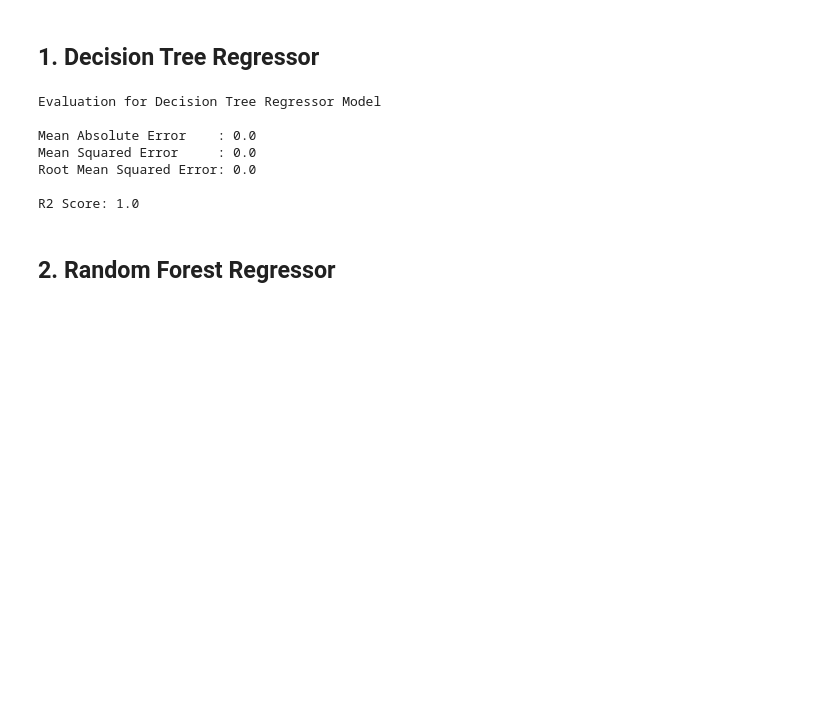
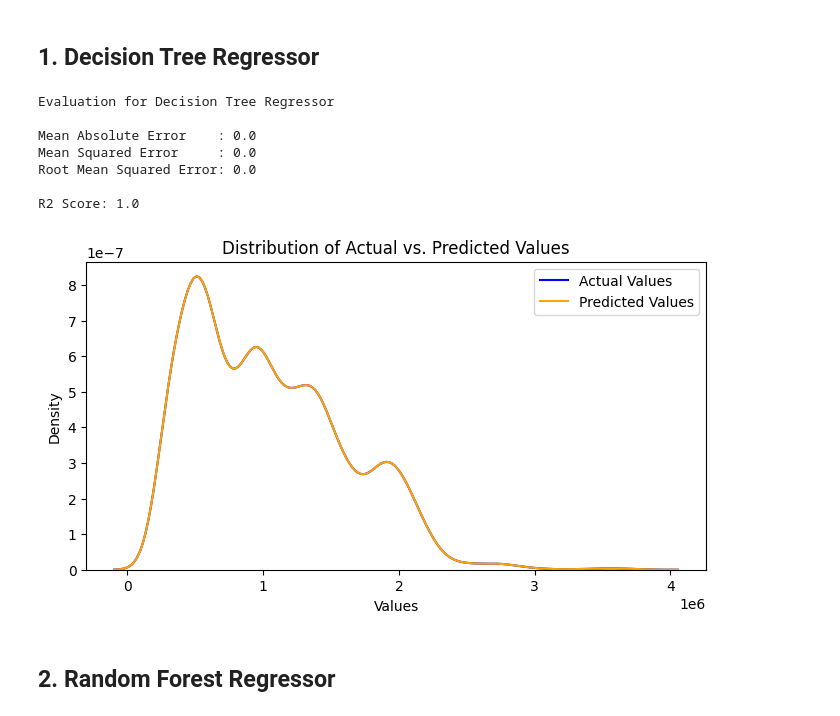
Before and after one commit to rydzze/Regression-Decision-Tree-on-Walmart-Dataset, a Jupyter notebook: regression-decision-tree.ipynb, the cells around one changed output. Saved outputs shown, nothing was run; the diff lists cells and outputs as text; code cells hidden in the pictures; blank space fills up the shorter version.

```diff
--- a/regression-decision-tree.ipynb
+++ b/regression-decision-tree.ipynb
@@ -209,7 +215,7 @@ Season                  object
 dtype: object
 # %%
 dataPreprocess = data.copy()
-dataPreprocess.drop(['Date', 'Quarter'], axis = 1, inplace = True)
+dataPreprocess.drop(['Date'], axis = 1, inplace = True)
 
 dataPreprocess.dtypes
 # %% [output]
@@ -283,22 +289,41 @@ def evaluateModel(model, X, y_test):
     print(f"Mean Squared Error     : {MSE}")
     print(f"Root Mean Squared Error: {RMSE}")
     print(f"\nR2 Score: {R2}")
+# %%
+#Comparing the predicted value to the actual value of training set
+def checkModel(model, X, y_actual):
+
+    y_predicted = model.predict(X)
+
+    plt.figure(figsize = (8, 4))
+
+    sns.kdeplot(y_actual, label = 'Actual Values', color = 'blue', fill = False)
+    sns.kdeplot(y_predicted, label = 'Predicted Values', color = 'orange', fill = False)
+
+    plt.xlabel('Values')
+    plt.ylabel('Density')
+    plt.title('Distribution of Actual vs. Predicted Values')
+    plt.legend()
+    plt.show()
 # %% [markdown]
 ## **1. Decision Tree Regressor**
 # %%
 decisionTree_regressor = DecisionTreeRegressor()
 decisionTree_regressor.fit(X_train_transformed, y_train)
 
-print("\nEvaluation for Decision Tree Regressor Model\n")
+print("\nEvaluation for Decision Tree Regressor\n")
 evaluateModel(decisionTree_regressor, X_train_transformed, y_train)
+
+checkModel(decisionTree_regressor, X_train_transformed, y_train)
 # %% [output]
-Evaluation for Decision Tree Regressor Model
+Evaluation for Decision Tree Regressor
 
 Mean Absolute Error    : 0.0
 Mean Squared Error     : 0.0
 Root Mean Squared Error: 0.0
 
 R2 Score: 1.0
+[figure, added]
 # %% [markdown]
 ## **2. Random Forest Regressor**
 # %%
```
Also changed, not shown: parts of 21 cells of this notebook.
